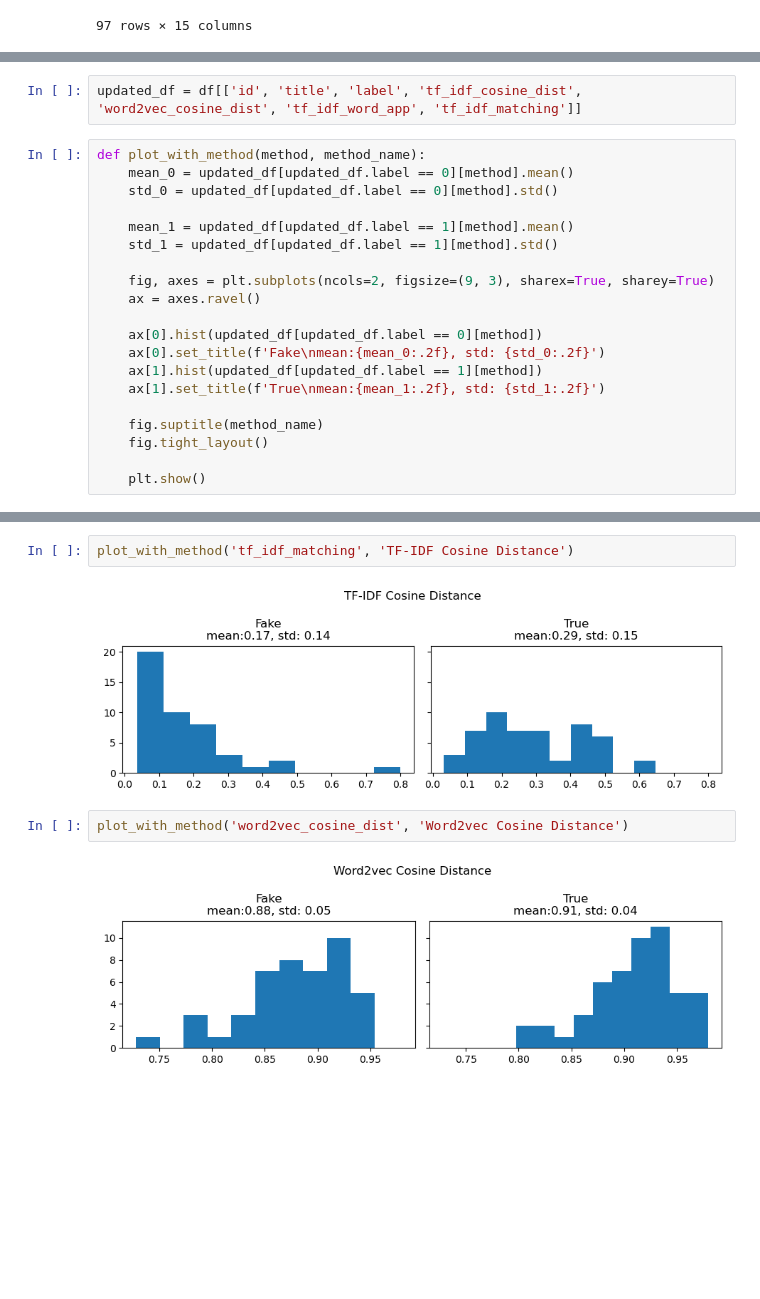
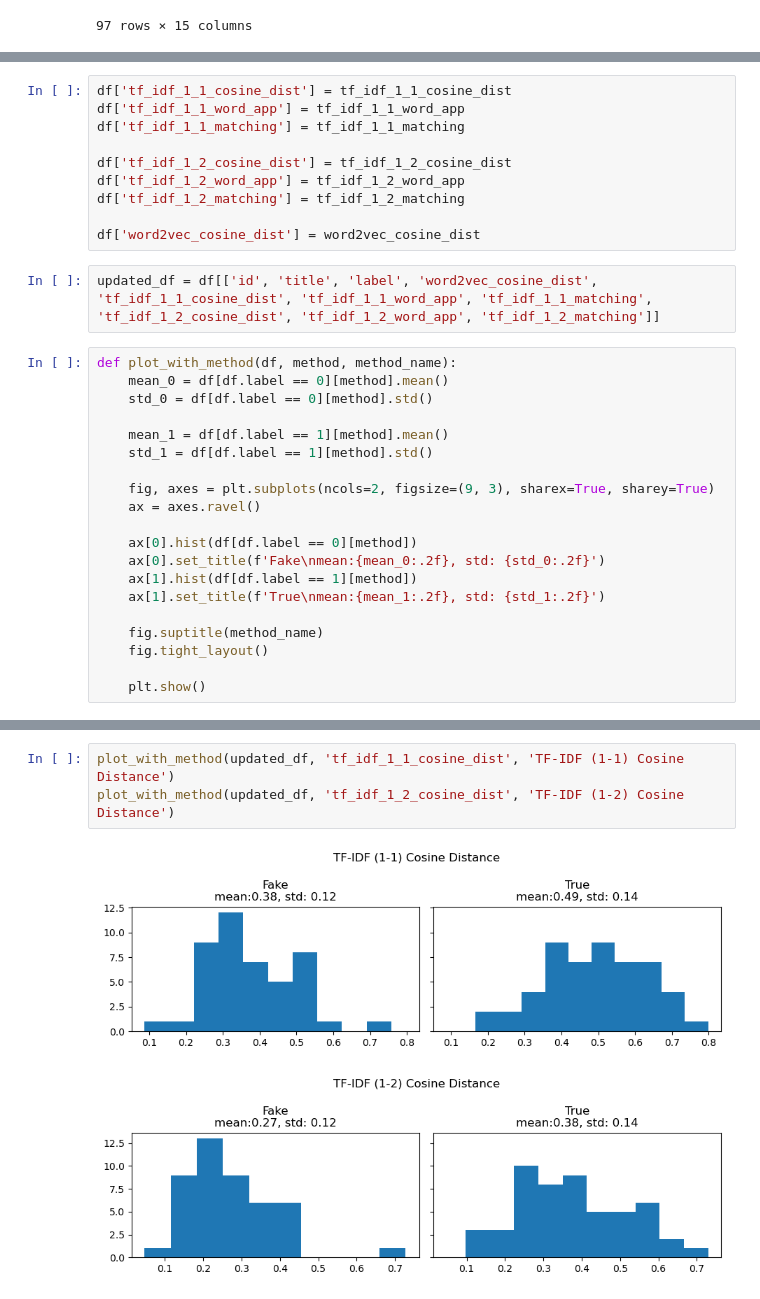
Before and after one commit to dukeraphaelng/ducknewsreporter, a Jupyter notebook: src/EDA.ipynb, the cells around one changed output, grey strips where cells are left out. Cells and saved outputs as stored; diff of their text form; blank space fills up the shorter version.

```diff
--- a/src/EDA.ipynb
+++ b/src/EDA.ipynb
@@ -55,19 +64,29 @@ df['word2vec_cosine_dist'] = word2vec_cosine_dist
+# %%
+df['tf_idf_1_1_cosine_dist'] = tf_idf_1_1_cosine_dist
+df['tf_idf_1_1_word_app'] = tf_idf_1_1_word_app
+df['tf_idf_1_1_matching'] = tf_idf_1_1_matching
+
+df['tf_idf_1_2_cosine_dist'] = tf_idf_1_2_cosine_dist
+df['tf_idf_1_2_word_app'] = tf_idf_1_2_word_app
+df['tf_idf_1_2_matching'] = tf_idf_1_2_matching
+
+df['word2vec_cosine_dist'] = word2vec_cosine_dist
 # %%
-updated_df = df[['id', 'title', 'label', 'tf_idf_cosine_dist', 'word2vec_cosine_dist', 'tf_idf_word_app', 'tf_idf_matching']]
+updated_df = df[['id', 'title', 'label', 'word2vec_cosine_dist', 'tf_idf_1_1_cosine_dist', 'tf_idf_1_1_word_app', 'tf_idf_1_1_matching', 'tf_idf_1_2_cosine_dist', 'tf_idf_1_2_word_app', 'tf_idf_1_2_matching']]
 # %%
-def plot_with_method(method, method_name):
-    mean_0 = updated_df[updated_df.label == 0][method].mean()
-    std_0 = updated_df[updated_df.label == 0][method].std()
+def plot_with_method(df, method, method_name):
+    mean_0 = df[df.label == 0][method].mean()
+    std_0 = df[df.label == 0][method].std()
 
-    mean_1 = updated_df[updated_df.label == 1][method].mean()
-    std_1 = updated_df[updated_df.label == 1][method].std()
+    mean_1 = df[df.label == 1][method].mean()
+    std_1 = df[df.label == 1][method].std()
 
     fig, axes = plt.subplots(ncols=2, figsize=(9, 3), sharex=True, sharey=True)
     ax = axes.ravel()
 
-    ax[0].hist(updated_df[updated_df.label == 0][method])
+    ax[0].hist(df[df.label == 0][method])
     ax[0].set_title(f'Fake\nmean:{mean_0:.2f}, std: {std_0:.2f}')
-    ax[1].hist(updated_df[updated_df.label == 1][method])
+    ax[1].hist(df[df.label == 1][method])
     ax[1].set_title(f'True\nmean:{mean_1:.2f}, std: {std_1:.2f}')
 
     fig.suptitle(method_name)
@@ -85,8 +100,6 @@ plot_with_method('tf_idf_word_app', 'TF-IDF Cosine Distance')
-# %%
-plot_with_method('tf_idf_matching', 'TF-IDF Cosine Distance')
-# %% [output]
-[figure, removed]
-# %%
-plot_with_method('word2vec_cosine_dist', 'Word2vec Cosine Distance')
-# %% [output]
-[figure, removed]
+# %%
+plot_with_method(updated_df, 'tf_idf_1_1_cosine_dist', 'TF-IDF (1-1) Cosine Distance')
+plot_with_method(updated_df, 'tf_idf_1_2_cosine_dist', 'TF-IDF (1-2) Cosine Distance')
+# %% [output]
+[figure, added]
+[figure, added]
```
Also changed, not shown: parts of 10 cells of this notebook, 1 other file.
